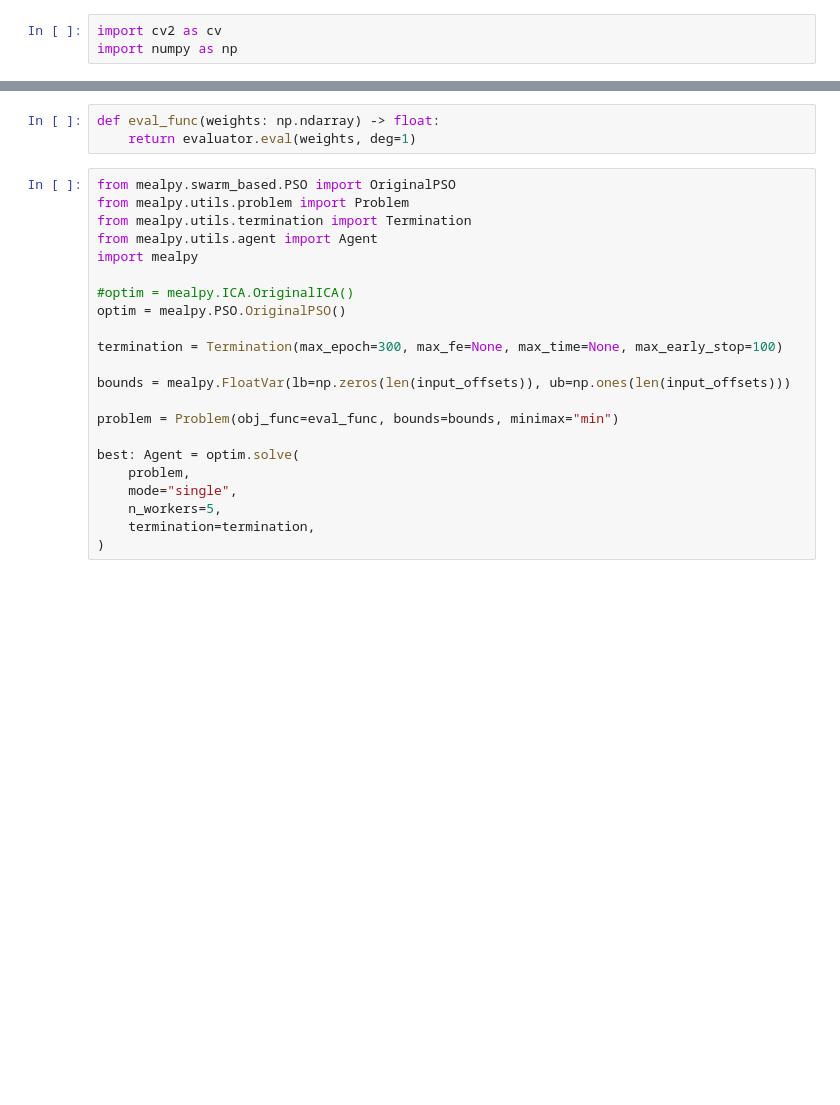
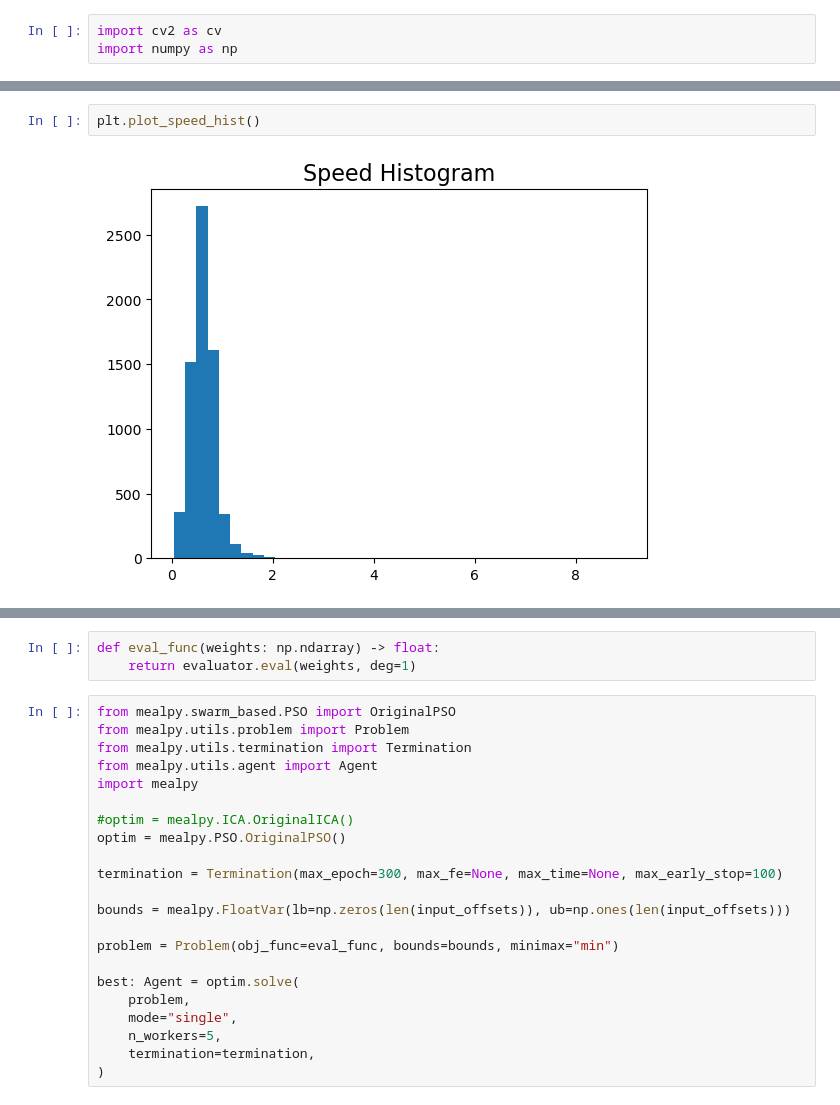
Before and after one commit to giladfrid009/WTracker, a Jupyter notebook: main.ipynb, the cells around one changed output, grey strips where cells are left out. Drawn from its saved outputs; the diff is of its cells as text; blank space fills up the shorter version.

```diff
--- a/main.ipynb
+++ b/main.ipynb
@@ -13,3 +97,7 @@ plt.plot_area_vs_speed(min_speed=0.)
+# %%
+plt.plot_speed_hist()
+# %% [output]
+[figure, added]
 # %%
 cv.destroyAllWindows()
 raise Exception("Finished")
```
Also changed, not shown: parts of 19 cells of this notebook, 11 other files.
